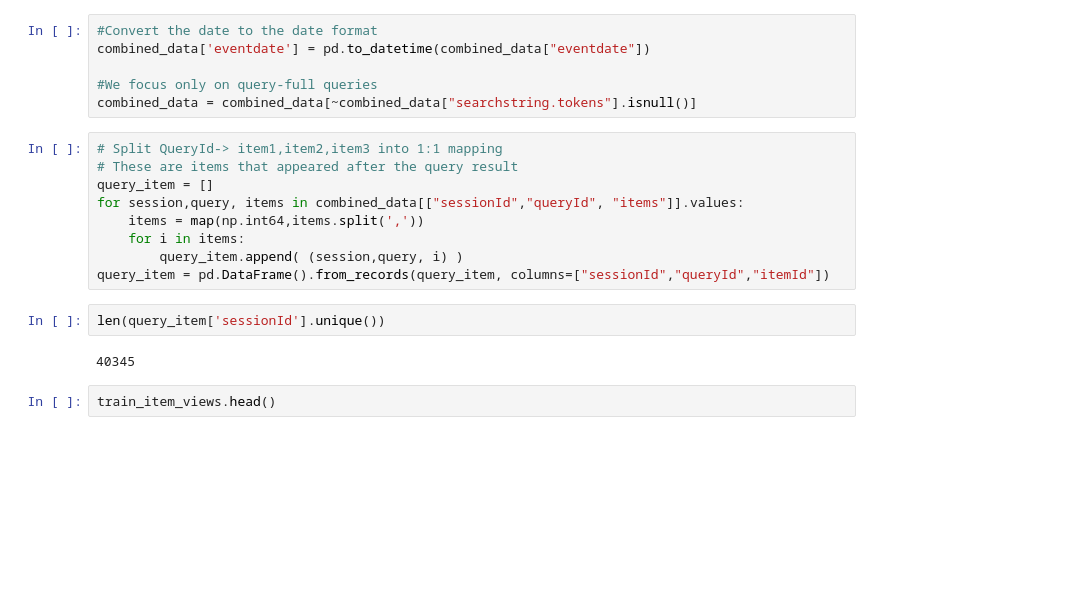
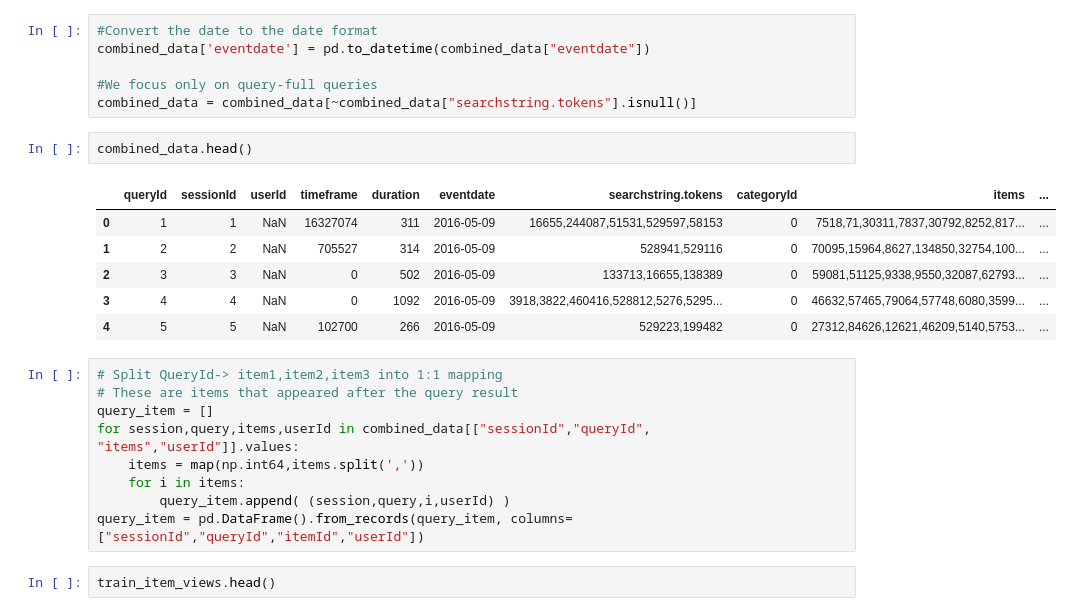
Before and after one commit to abindhar/CSCE-670---COURSE-PROJECT, a Jupyter notebook: src/GraphEmbedding.ipynb, the cells around one changed output. Saved outputs shown, nothing was run; the diff lists cells and outputs as text; blank space fills up the shorter version.

```diff
--- a/src/GraphEmbedding.ipynb
+++ b/src/GraphEmbedding.ipynb
@@ -59,19 +60,24 @@ combined_data['eventdate'] = pd.to_datetime(combined_data["eventdate"])
 
 #We focus only on query-full queries
 combined_data = combined_data[~combined_data["searchstring.tokens"].isnull()]
+# %%
+combined_data.head()
+# %% [output]
+|  | queryId | sessionId | userId | timeframe | duration | eventdate | searchstring.tokens | categoryId | items | ... |
+| 0 | 1 | 1 | NaN | 16327074 | 311 | 2016-05-09 | 16655,244087,51531,529597,58153 | 0 | 7518,71,30311,7837,30792,8252,817... | ... |
+| 1 | 2 | 2 | NaN | 705527 | 314 | 2016-05-09 | 528941,529116 | 0 | 70095,15964,8627,134850,32754,100... | ... |
+| 2 | 3 | 3 | NaN | 0 | 502 | 2016-05-09 | 133713,16655,138389 | 0 | 59081,51125,9338,9550,32087,62793... | ... |
+| 3 | 4 | 4 | NaN | 0 | 1092 | 2016-05-09 | 3918,3822,460416,528812,5276,5295... | 0 | 46632,57465,79064,57748,6080,3599... | ... |
+| 4 | 5 | 5 | NaN | 102700 | 266 | 2016-05-09 | 529223,199482 | 0 | 27312,84626,12621,46209,5140,5753... | ... |
 # %%
 # Split QueryId-> item1,item2,item3 into 1:1 mapping
 # These are items that appeared after the query result
 query_item = []
-for session,query, items in combined_data[["sessionId","queryId", "items"]].values:
+for session,query,items,userId in combined_data[["sessionId","queryId", "items","userId"]].values:
     items = map(np.int64,items.split(','))
     for i in items:
-        query_item.append( (session,query, i) )
-query_item = pd.DataFrame().from_records(query_item, columns=["sessionId","queryId","itemId"])
+        query_item.append( (session,query,i,userId) )
+query_item = pd.DataFrame().from_records(query_item, columns=["sessionId","queryId","itemId","userId"])
-# %%
-len(query_item['sessionId'].unique())
-# %% [output]
-40345
 # %%
 train_item_views.head()
 # %% [output]
```
Also changed, not shown: parts of 7 cells of this notebook.
